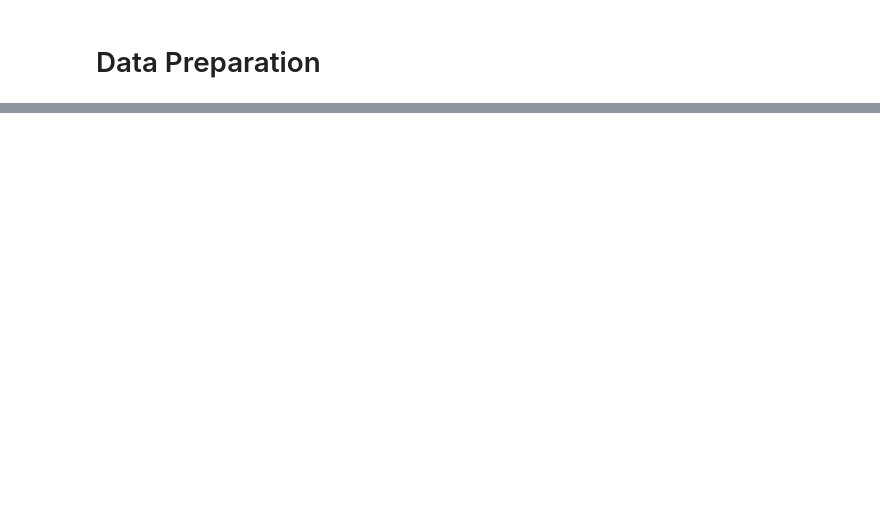
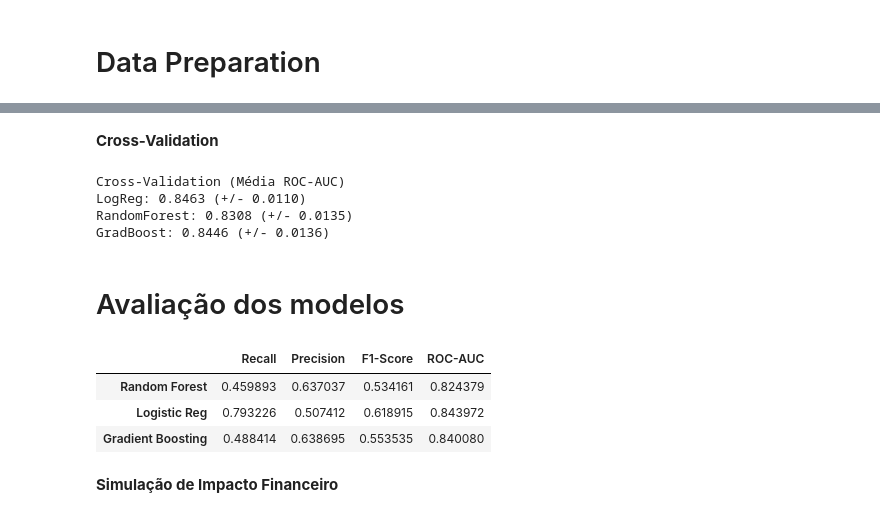
Before and after one commit to xmillena/Customer-Churn-com-Impacto-de-Negocio, a Jupyter notebook: customer-churn-com-impacto-de-neg-cio.ipynb, the cells around one changed output, grey strips where cells are left out. Saved outputs shown, nothing was run; the diff lists cells and outputs as text; code cells hidden in the pictures; blank space fills up the shorter version.

```diff
--- a/customer-churn-com-impacto-de-neg-cio.ipynb
+++ b/customer-churn-com-impacto-de-neg-cio.ipynb
@@ -94,0 +294,6 @@ df['Total']
+# %%
+from sklearn.linear_model import LogisticRegression
+
+model_lr = LogisticRegression(class_weight='balanced', random_state=42, max_iter=1000)
+
+pipe_lr = executar_modelo(model_lr, 'Logistic Regression', X_train, y_train, X_test, y_test)
@@ -94,0 +336,6 @@ df['Total']
+# %%
+from sklearn.ensemble import GradientBoostingClassifier
+
+model_gb = GradientBoostingClassifier(random_state=42)
+
+pipe_gb = executar_modelo(model_gb, "Gradient Boosting", X_train, y_train, X_test, y_test)
@@ -94,0 +355,51 @@ df['Total']
+# %% [markdown]
+**Cross-Validation**
+# %%
+from sklearn.model_selection import cross_val_score
+
+modelos = [
+    ('LogReg', LogisticRegression(class_weight='balanced', max_iter=1000)),
+    ('RandomForest', RandomForestClassifier(class_weight='balanced')),
+    ('GradBoost', GradientBoostingClassifier())
+]
+
+scaler = StandardScaler()
+X_train_scaled = scaler.fit_transform(X_train)
+
+print("Cross-Validation (Média ROC-AUC)")
+for nome, model in modelos:
+    scores = cross_val_score(model, X_train_scaled, y_train, cv=5, scoring='roc_auc')
+    print(f"{nome}: {scores.mean():.4f} (+/- {scores.std():.4f})")
+# %% [output]
+Cross-Validation (Média ROC-AUC)
+LogReg: 0.8463 (+/- 0.0110)
+RandomForest: 0.8308 (+/- 0.0135)
+GradBoost: 0.8446 (+/- 0.0136)
+# %% [markdown]
+# Avaliação dos modelos
+# %%
+from sklearn.metrics import recall_score, precision_score, f1_score, roc_auc_score
+
+def get_metrics(modelo, X_test, y_test):
+    y_pred = modelo.predict(X_test)
+    y_prob = modelo.predict_proba(X_test)[:,1]
+    return{
+        'Recall': recall_score(y_test, y_pred),
+        'Precision': precision_score(y_test, y_pred),
+        'F1-Score': f1_score(y_test, y_pred),
+        'ROC-AUC': roc_auc_score(y_test, y_prob)
+    }
+
+metricas_rf = get_metrics(pipe_rf, X_test, y_test)
+metricas_lr = get_metrics(pipe_lr, X_test, y_test)
+metricas_gb = get_metrics(pipe_gb, X_test, y_test)
+
+df_metrics = pd.DataFrame([metricas_rf, metricas_lr, metricas_gb], index=['Random Forest', 'Logistic Reg', 'Gradient Boosting'])
+df_metrics
+# %% [output]
+|  | Recall | Precision | F1-Score | ROC-AUC |
+| Random Forest | 0.459893 | 0.637037 | 0.534161 | 0.824379 |
+| Logistic Reg | 0.793226 | 0.507412 | 0.618915 | 0.843972 |
+| Gradient Boosting | 0.488414 | 0.638695 | 0.553535 | 0.840080 |
+# %% [markdown]
+**Simulação de Impacto Financeiro**
```
Also changed, not shown: parts of 30 cells of this notebook.
